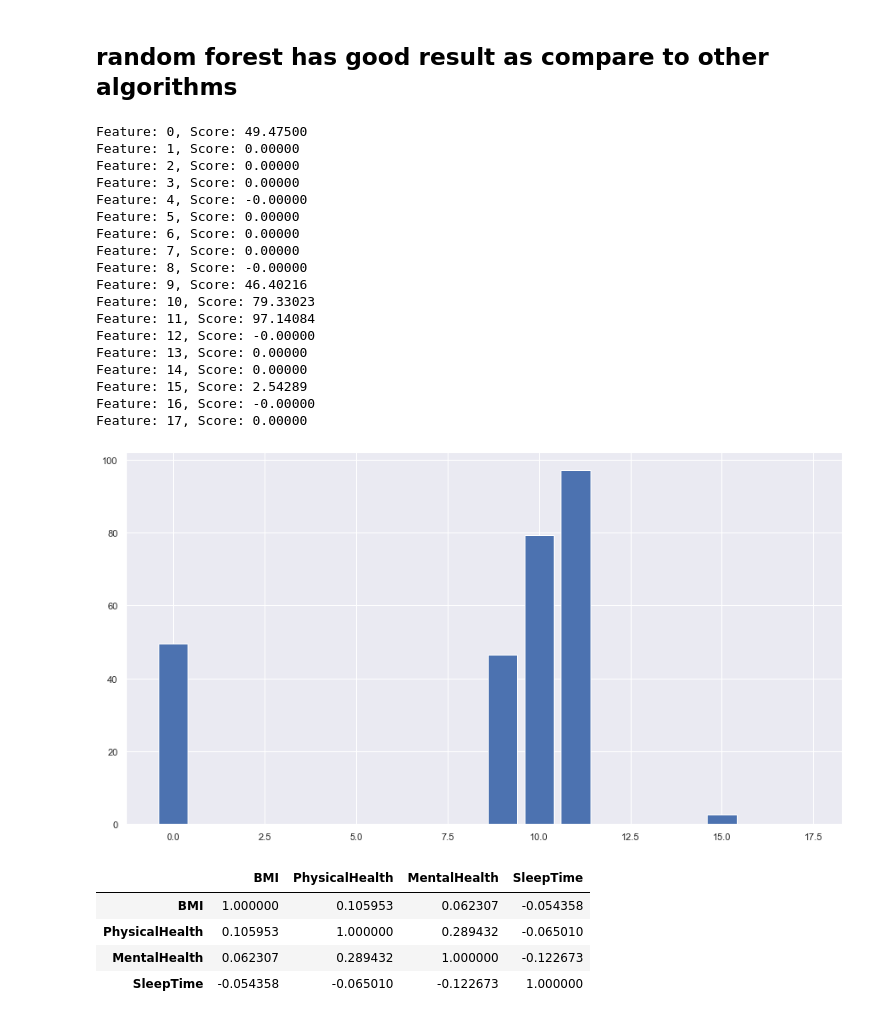
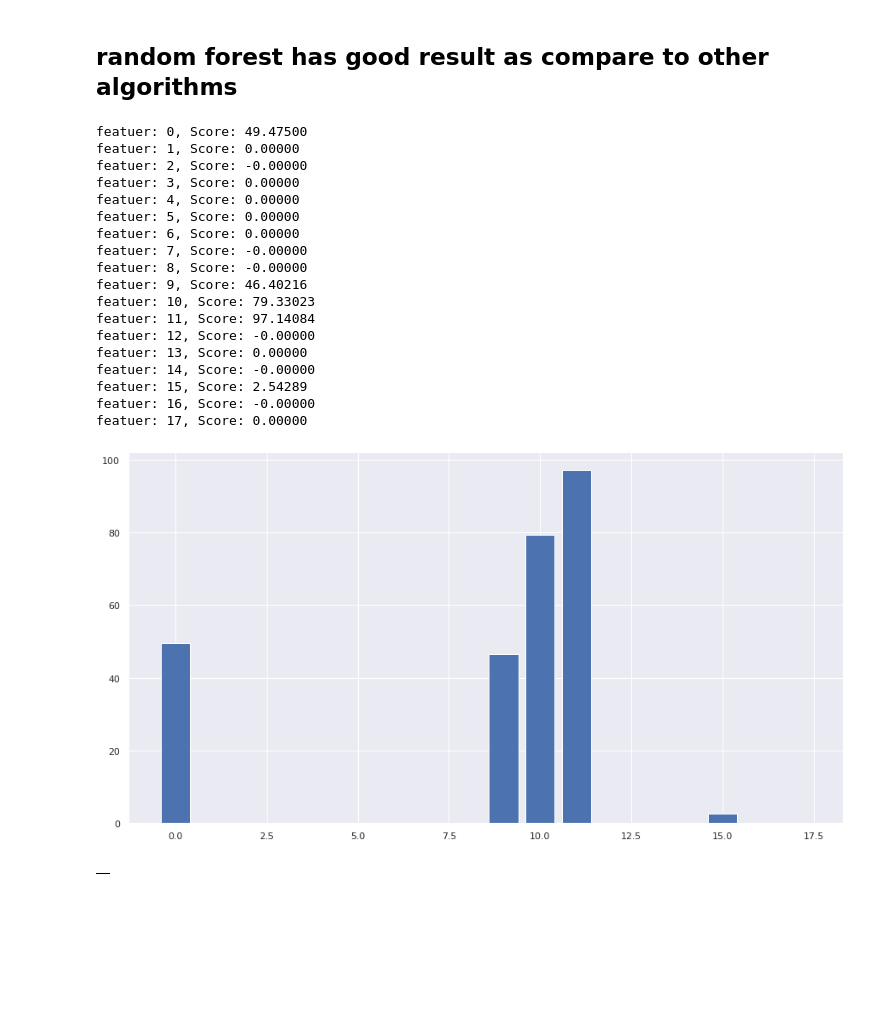
Before and after one commit to rehabalaswad/DSI_capstone_HeartDiseasePrediction, a Jupyter notebook: Src/Heart.ipynb, the cells around one changed output. Cells and saved outputs as stored; diff of their text form; code cells hidden in the pictures; blank space fills up the shorter version.

```diff
--- a/Src/Heart.ipynb
+++ b/Src/Heart.ipynb
@@ -32,6 +41,7 @@ warnings.filterwarnings('ignore')
 # %%
-dataset = pd.read_csv("heart_2020_cleaned.csv")
-dataset.head()
+#reading the data
+heart = pd.read_csv("/content/heart_2020_cleaned.csv")
+heart.head()
 # %% [output]
 |  | HeartDisease | BMI | Smoking | AlcoholDrinking | Stroke | PhysicalHealth | MentalHealth | DiffWalking | ... |
 | 0 | No | 16.60 | Yes | No | No | 3.0 | 30.0 | No | ... |
@@ -71,0 +112,5 @@ memory usage: 16.5+ MB
+# %%
+
+for i in heart.columns:
+    heart[i] = heart[i].astype('category')
+    print(heart[i].value_counts())
@@ -329,6 +387,7 @@ sns.barplot(algorithms,scores)
 # %% [markdown]
 ## random forest has good result as compare to other algorithms
 # %%
+from tables.table import Column
 # linear regression feature importance
 from sklearn.datasets import make_regression
 from sklearn.linear_model import LinearRegression
@@ -343,41 +402,37 @@ model.fit(X_train,Y_train)
 importance = model.coef_
 # summarize feature importance
 for i,v in enumerate(importance):
-	print('Feature: %0d, Score: %.5f' % (i,v))
+	print('featuer: %0d, Score: %.5f' % (i,v))
 # plot feature importance
 pyplot.bar([x for x in range(len(importance))], importance)
 pyplot.show()
 #to get to know the most important feature of the data.
 # %% [output]
-Feature: 0, Score: 49.47500
-Feature: 1, Score: 0.00000
-Feature: 2, Score: 0.00000
-Feature: 3, Score: 0.00000
-Feature: 4, Score: -0.00000
-Feature: 5, Score: 0.00000
-Feature: 6, Score: 0.00000
-Feature: 7, Score: 0.00000
-Feature: 8, Score: -0.00000
-Feature: 9, Score: 46.40216
-Feature: 10, Score: 79.33023
-Feature: 11, Score: 97.14084
-Feature: 12, Score: -0.00000
-Feature: 13, Score: 0.00000
-Feature: 14, Score: 0.00000
-Feature: 15, Score: 2.54289
-Feature: 16, Score: -0.00000
-Feature: 17, Score: 0.00000
+featuer: 0, Score: 49.47500
+featuer: 1, Score: 0.00000
+featuer: 2, Score: -0.00000
+featuer: 3, Score: 0.00000
+featuer: 4, Score: 0.00000
+featuer: 5, Score: 0.00000
+featuer: 6, Score: 0.00000
+featuer: 7, Score: -0.00000
+featuer: 8, Score: -0.00000
+featuer: 9, Score: 46.40216
+featuer: 10, Score: 79.33023
+featuer: 11, Score: 97.14084
+featuer: 12, Score: -0.00000
+featuer: 13, Score: 0.00000
+featuer: 14, Score: -0.00000
+featuer: 15, Score: 2.54289
+featuer: 16, Score: -0.00000
+featuer: 17, Score: 0.00000
 [figure]
 # %%
 #diabetic and race are most important features.
-dataset.corr()
+heart.corr()
 # to show co=realtions of features on each other.
 # %% [output]
-|  | BMI | PhysicalHealth | MentalHealth | SleepTime |
-| BMI | 1.000000 | 0.105953 | 0.062307 | -0.054358 |
-| PhysicalHealth | 0.105953 | 1.000000 | 0.289432 | -0.065010 |
-| MentalHealth | 0.062307 | 0.289432 | 1.000000 | -0.122673 |
-| SleepTime | -0.054358 | -0.065010 | -0.122673 | 1.000000 |
+|  |
 # %%
 
 import math
```
Also changed, not shown: parts of 45 cells of this notebook, 2 other files.
